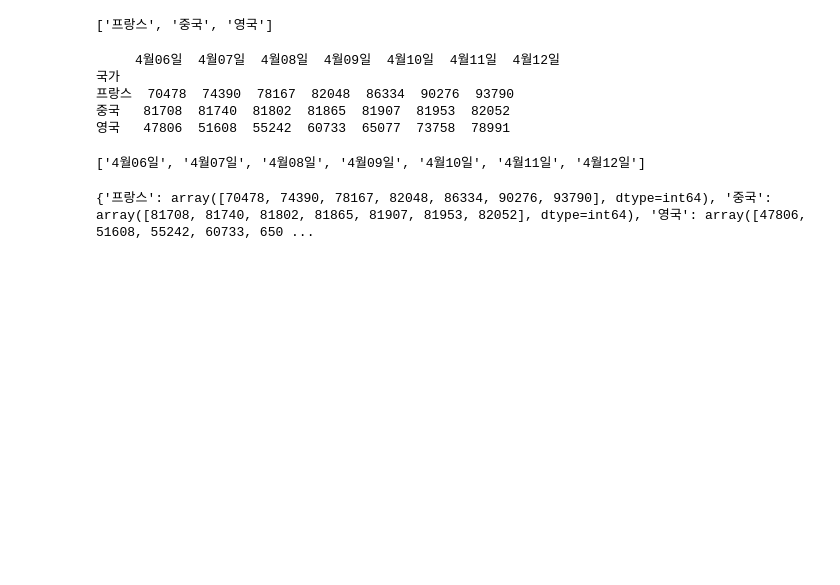
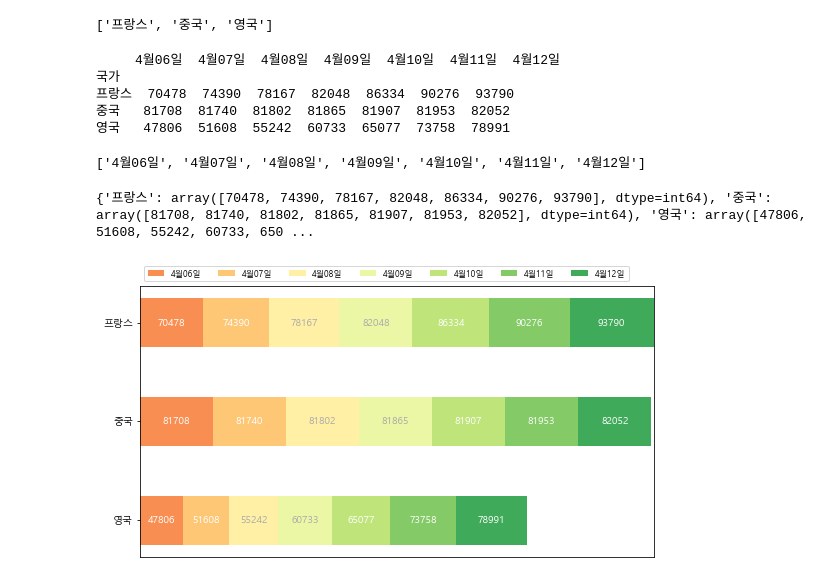
Before and after one commit to hellosunil/TIL-Today-I-Learned-, a Jupyter notebook: 데이터 시각화 with 파이썬/CH3.ipynb, the cells around one changed output. Saved outputs shown, nothing was run; the diff lists cells and outputs as text; code cells hidden in the pictures; blank space fills up the shorter version.

```diff
--- a/데이터 시각화 with 파이썬/CH3.ipynb
+++ b/데이터 시각화 with 파이썬/CH3.ipynb
@@ -587,13 +587,21 @@ def MakeBarChart03(chartdata, column_names):
     fig, ax = plt.subplots(figsize=(9.2, 5))
     ax.invert_yaxis()
     ax.xaxis.set_visible(False)
-    ax.set_xlim(0, npsum(data, axis=1).max())
+    ax.set_xlim(0, np.sum(data, axis=1).max())
 
-    for i, (colname, color) in enumerate(zip(column_names, catefory_colors)):
-        widths = data[:, i]
-        starts = data_cum[:, i] - widths
-        ax.barh(labels, widths, left=starts, height=0.5,label-colname, color=color)
+    for i, (colname, color) in enumerate(zip(column_names, category_colors)):
+        widths = data.iloc[:, i]
+        starts = data_cum.iloc[:, i] - widths
+        ax.barh(labels, widths, left=starts, height=0.5,label=colname, color=color)
         xcenters = starts + widths / 2
         r, g, b, _ = color
         text_color = 'white' if r * g * b <0.5 else 'darkgrey'
         for y, (x, c) in enumerate(zip(xcenters, widths)):
+            ax.text(x, y, str(int(c)), ha = 'center', va = 'center',
+                    color = text_color)
+    ax.legend(ncol=len(column_names), bbox_to_anchor=(0,1),
+             loc = 'lower left', fontsize='small')
+# %%
+MakeBarChart03(chartdata, column_names)
+# %% [output]
+[figure, added]
```
Also changed, not shown: parts of 13 cells of this notebook, 1 other file.
